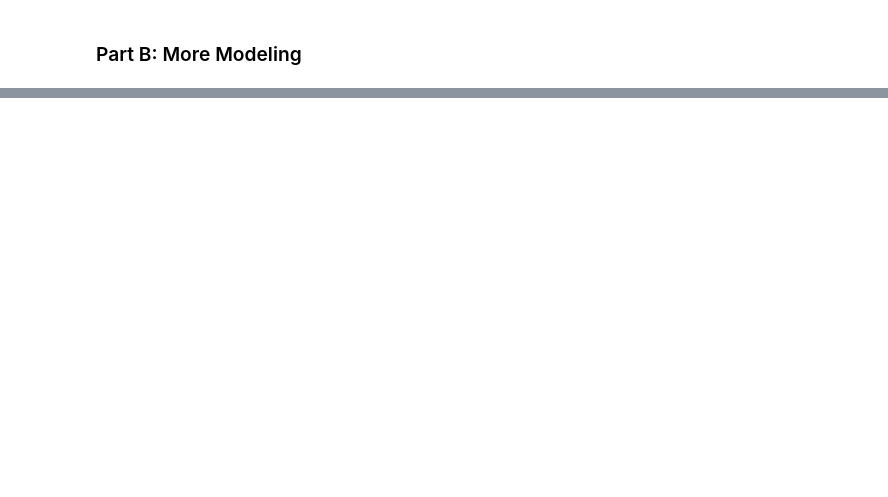
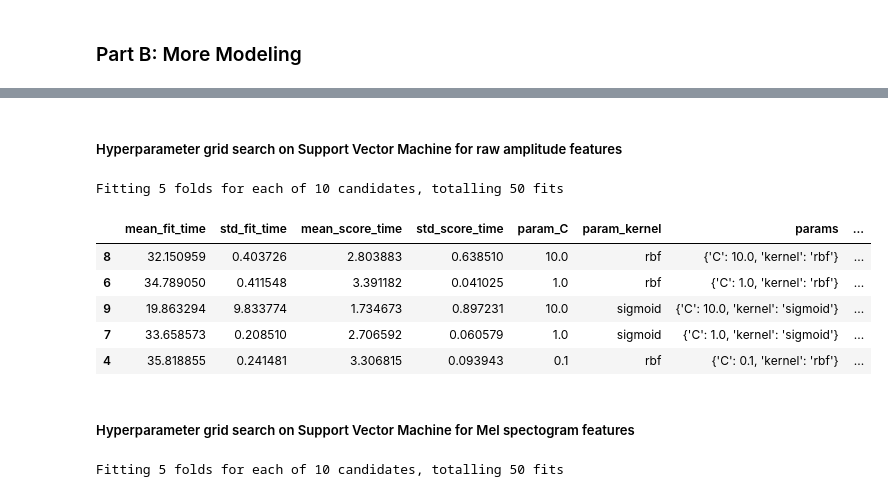
Before and after one commit to rodneyslafuente/cs181-practical, a Jupyter notebook: Practical.ipynb, the cells around one changed output, grey strips where cells are left out. Drawn from its saved outputs; the diff is of its cells as text; code cells hidden in the pictures; blank space fills up the shorter version.

```diff
--- a/Practical.ipynb
+++ b/Practical.ipynb
@@ -169,0 +269,8 @@ Here we
+# %%
+# load classifier from pickle
+with open('amp_rf_cv.pickle', "rb") as file:
+    amp_rf_cv = pickle.load(file)
+
+# convert our results to a pd.DataFrame
+amp_rf_results = pd.DataFrame(amp_rf_cv.cv_results_).sort_values(by=['rank_test_score'])
+amp_rf_results.head(5)
@@ -169,0 +303,8 @@ Here we
+# %%
+# load classifier from pickle
+with open('mel_rf_cv.pickle', "rb") as file:
+    mel_rf_cv = pickle.load(file)
+
+# convert our results to a pd.DataFrame
+mel_rf_results = pd.DataFrame(mel_rf_cv.cv_results_).sort_values(by=['rank_test_score'])
+mel_rf_results.head(5)
@@ -169,0 +318,53 @@ Here we
+# %% [markdown]
+##### Hyperparameter grid search on Support Vector Machine for raw amplitude features
+# %%
+# these are the settings that we will tune: 'C', 'kernel'
+param_grid = {'C' : [0.001, 0.01, 0.1, 1.0, 10.0],
+              'kernel' : ['rbf', 'sigmoid'],}
+
+# instantiate our template model
+amp_svm = SVC()
+
+# instantiate our gridsearch estimator - cv=None defaults to the 5-fold cross validation
+amp_svm_cv = GridSearchCV(estimator=amp_svm, param_grid=param_grid, n_jobs=-1, cv=None, verbose=1)
+amp_svm_cv.fit(X_amp_train_reduced, y_amp_train)
+
+# save classifier as pickle
+with open("amp_svm_cv.pickle", "wb") as file:
+    pickle.dump(amp_svm_cv, file)
+# %% [output]
+Fitting 5 folds for each of 10 candidates, totalling 50 fits
+# %%
+# load classifier from pickle
+with open('amp_svm_cv.pickle', "rb") as file:
+    amp_svm_cv = pickle.load(file)
+
+# convert our results to a pd.DataFrame
+amp_svm_cv_results = pd.DataFrame(amp_svm_cv.cv_results_).sort_values(by=['rank_test_score'])
+amp_svm_cv_results.head(5)
+# %% [output]
+|  | mean_fit_time | std_fit_time | mean_score_time | std_score_time | param_C | param_kernel | params | ... |
+| 8 | 32.150959 | 0.403726 | 2.803883 | 0.638510 | 10.0 | rbf | {'C': 10.0, 'kernel': 'rbf'} | ... |
+| 6 | 34.789050 | 0.411548 | 3.391182 | 0.041025 | 1.0 | rbf | {'C': 1.0, 'kernel': 'rbf'} | ... |
+| 9 | 19.863294 | 9.833774 | 1.734673 | 0.897231 | 10.0 | sigmoid | {'C': 10.0, 'kernel': 'sigmoid'} | ... |
+| 7 | 33.658573 | 0.208510 | 2.706592 | 0.060579 | 1.0 | sigmoid | {'C': 1.0, 'kernel': 'sigmoid'} | ... |
+| 4 | 35.818855 | 0.241481 | 3.306815 | 0.093943 | 0.1 | rbf | {'C': 0.1, 'kernel': 'rbf'} | ... |
+# %% [markdown]
+##### Hyperparameter grid search on Support Vector Machine for Mel spectogram features
+# %%
+# these are the settings that we will tune: 'C', 'kernel'
+param_grid = {'C' : [0.001, 0.01, 0.1, 1.0, 10.0],
+              'kernel' : ['rbf', 'sigmoid'],}
+
+# instantiate our template model
+mel_svm = SVC()
+
+# instantiate our gridsearch estimator - cv=None defaults to the 5-fold cross validation
+mel_svm_cv = GridSearchCV(estimator=mel_svm, param_grid=param_grid, n_jobs=-1, cv=None, verbose=1)
+mel_svm_cv.fit(X_mel_train_reduced, y_mel_train)
+
+# save classifier as pickle
+with open("mel_svm_cv.pickle", "wb") as file:
+    pickle.dump(mel_svm_cv, file)
+# %% [output]
+Fitting 5 folds for each of 10 candidates, totalling 50 fits
```
Also changed, not shown: parts of 19 cells of this notebook, 7 other files.
